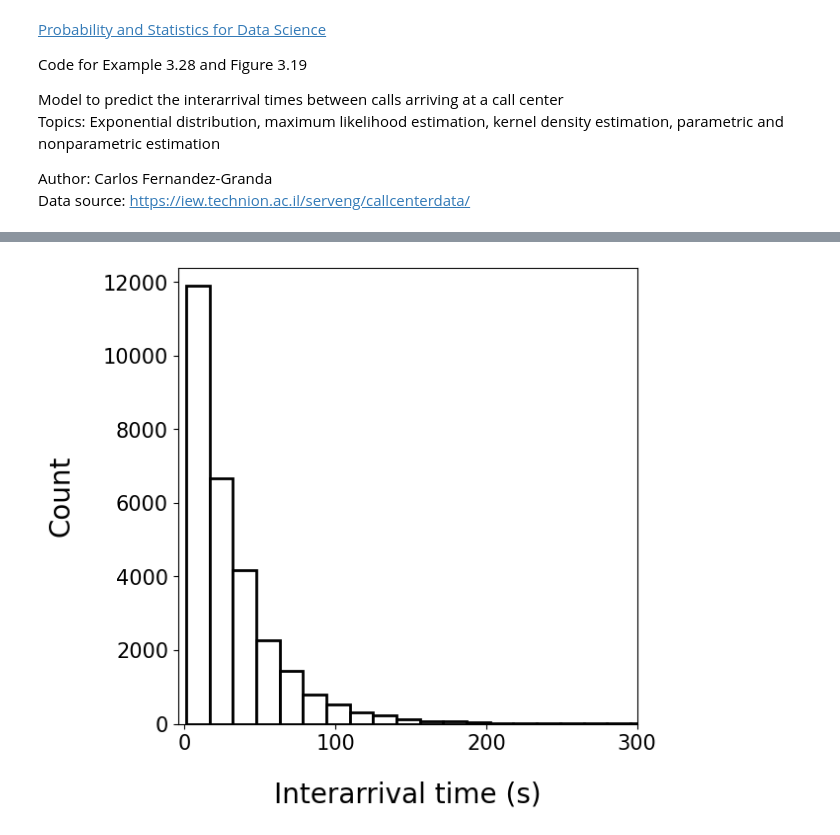
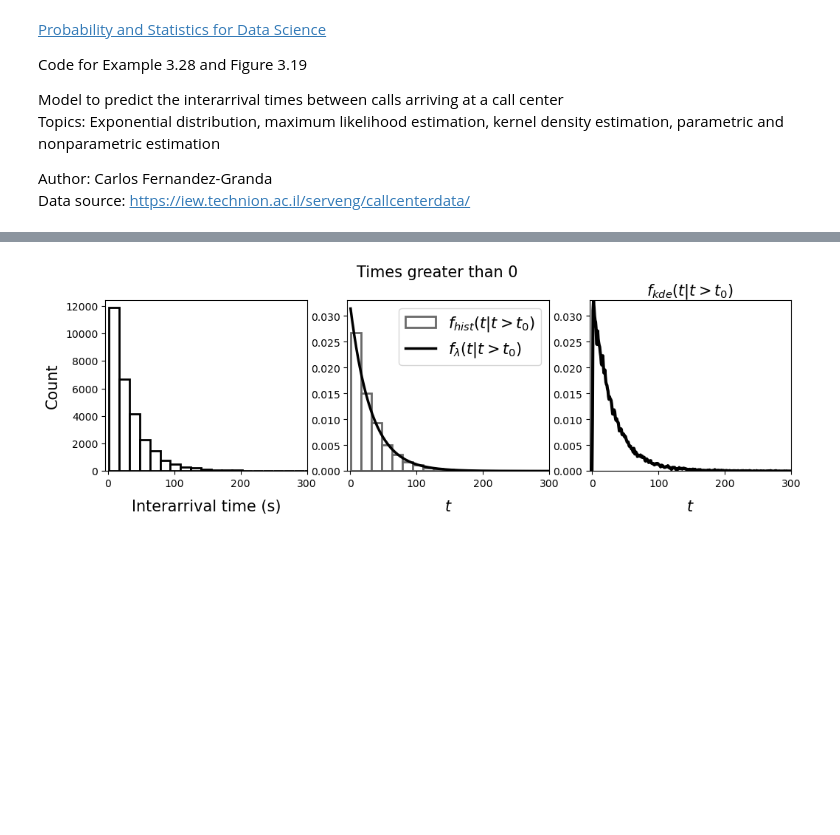
Before and after one commit to cfgranda/ps4ds, a Jupyter notebook: continuous_variables/call_center_interarrival_times.ipynb, the cells around one changed output, grey strips where cells are left out. Cells and saved outputs as stored; diff of their text form; code cells hidden in the pictures; blank space fills up the shorter version.

```diff
--- a/continuous_variables/call_center_interarrival_times.ipynb
+++ b/continuous_variables/call_center_interarrival_times.ipynb
@@ -19,8 +19,8 @@ from scipy.stats import expon
 
 year = 1999
 
-font_size = 20
-font_size_legend = 20
+font_size = 15
+font_size_legend = 15
 font_size_ticks = 15
 
 # Load data
@@ -33,10 +33,5 @@ for number, month in enumerate(months):
     date[month] = data["date"]
     time[month] = data["vru_entry"]
     month_number[month] = number + 1
-print(date["January"][3])
-print(time["January"][10:15])
 hour = time["January"][0].split(":")[0]
-print(hour)
 hour = time["January"][14].split(":")[0]
-print(hour)
-print(month_number["March"])
@@ -302,8 +232,8 @@ time_end = 10
 data = compute_interarrival_times(all_months,time_ini,time_end,verbose)
 times = [1e-5,25,50,75]
 
-print("Mean of data: "+ str(np.mean(data)))
-print("Standard deviation of data: "+ str(np.std(data)))
+print("Mean of data: "+ str(round(np.mean(data),2)))
+print("Standard deviation of data: "+ str(round(np.std(data),2)))
 
 interarrival_times_cond = [0,100,200,300]
 
@@ -319,58 +249,32 @@ for ind,x in enumerate(times):
     step = 0.01
     t=np.arange(x_min,x_max+step,step)
 
-    plt.figure(figsize=(6,6))
-    plt.xticks(interarrival_times_cond,fontsize=font_size_ticks)
-    plt.hist(data_above_x,bins=n_bins,color='white', edgecolor='black', linewidth=2,density=False,
+    fig, (ax1, ax2, ax3) = plt.subplots(1, 3, figsize=(12,3),width_ratios=[1,1,1])
+
+    fig.suptitle("Times greater than "+str(int(x)),fontsize=font_size,y = 1.04)
+
+    ax1.set_xticks(interarrival_times_cond)
+    ax1.hist(data_above_x,bins=n_bins,color='white', edgecolor='black', linewidth=2,density=False,
              label=r'$f_{hist}(t | t > t_0)$')
-    plt.xlim([x_min-5,x_max])
-    plt.ylim([0,y_max_hist])
-    if ind == 0:
-        plt.yticks(fontsize=font_size_ticks)
-        plt.ylabel("Count",fontsize=font_size,labelpad=20)
-    else:
-        plt.yticks([])
-    plt.xlabel('Interarrival time (s)',fontsize=font_size,labelpad=20)
-    # plt.legend(fontsize=font_size)
+    ax1.set_xlim([x_min-5,x_max])
+    ax1.set_ylim([0,y_max_hist])
+    ax1.set_ylabel("Count",fontsize=font_size,labelpad=5)
+    ax1.set_xlabel('Interarrival time (s)',fontsize=font_size,labelpad=10);
 
-    plt.figure(figsize=(6,6))
-    plt.xticks(interarrival_times_cond,interarrival_times_cond,fontsize=font_size_ticks)
-    plt.hist(data_above_x,bins=n_bins,color='white', edgecolor='dimgray', linewidth=2,density=True,
+    ax2.set_xticks(interarrival_times_cond)
+    ax2.hist(data_above_x,bins=n_bins,color='white', edgecolor='dimgray', linewidth=2,density=True,
              label=r'$f_{hist}(t | t > t_0)$')
-    plt.plot(t,expon.pdf(t,x,1/lambda_ML),lw=2.5,color="black",label=r'$f_{\lambda}(t | t > t_0)$')
-    plt.xlim([x_min-5,x_max])
-    plt.ylim([0,y_max])
-    if ind == 0:
-        plt.yticks(fontsize=font_size_ticks)
-        plt.legend(fontsize=font_size)
-    else:
-        plt.yticks([])
-    plt.xlabel('$t$',fontsize=font_size,labelpad=20)
-    # plt.legend(fontsize=font_size)
+    ax2.plot(t,expon.pdf(t,x,1/lambda_ML),lw=2.5,color="black",label=r'$f_{\lambda}(t | t > t_0)$')
+    ax2.set_xlim([x_min-5,x_max])
+    ax2.set_ylim([0,y_max])
+    ax2.legend(fontsize=font_size)
+    ax2.set_xlabel('$t$',fontsize=font_size,labelpad=10);
 
-    plt.figure(figsize=(6,6))
-    plt.xticks(interarrival_times_cond,fontsize=font_size_ticks)
-    sns.kdeplot(data[data > x],bw_adjust=bw,color="black",lw=3,gridsize=1000, legend = False,label="x="+str(x))#,color='white', edgecolor='black',linewidth=2)
-    plt.xlim([x_min-5,x_max])
-    plt.ylim([0,y_max])
-    if ind == 0:
-        plt.yticks(fontsize=font_size_ticks)
-        plt.ylabel(r"$f_{kde}(t | t > t_0)$",fontsize=font_size,labelpad=20)
-    else:
-        plt.yticks([])
-        plt.ylabel("")
-    plt.xlabel('$t$',fontsize=font_size,labelpad=20)
-    # plt.legend(fontsize=font_size)
-
-
-plt.figure(figsize=(8,4))
-plt.xticks(fontsize=font_size_ticks)
-plt.yticks(fontsize=font_size_ticks)
-for ind,x in enumerate(times):
-    data_plot = conditioned_data[ind]-x
-    sns.kdeplot(data_plot,bw_adjust=bw,color="black",lw=2,gridsize=1000, legend = False)
-    plt.xlim([x_min-5,150])
-    plt.ylim([0,y_max])
-    plt.ylabel(r"$f_{kde}(t + t_0 | t > t_0)$",fontsize=font_size,labelpad=20)
-    plt.xlabel('$t$',fontsize=font_size,labelpad=20)
+    ax3.set_xticks(interarrival_times_cond)
+    sns.kdeplot(data[data > x],bw_adjust=bw,color="black",lw=3,gridsize=1000, legend = False,label="x="+str(x),ax=ax3)
+    ax3.set_xlim([x_min-5,x_max])
+    ax3.set_ylim([0,y_max])
+    ax3.set_title(r"$f_{kde}(t | t > t_0)$",fontsize=font_size,pad=5)
+    ax3.set_ylabel("")
+    ax3.set_xlabel('$t$',fontsize=font_size,labelpad=10);
 # %% [output]
@@ -379 +283 @@ Standard deviation of data: 33.606375677760354
-[figure, old version]
+[figure, new version]
```
Also changed, not shown: parts of 8 cells of this notebook, 2 other files.
